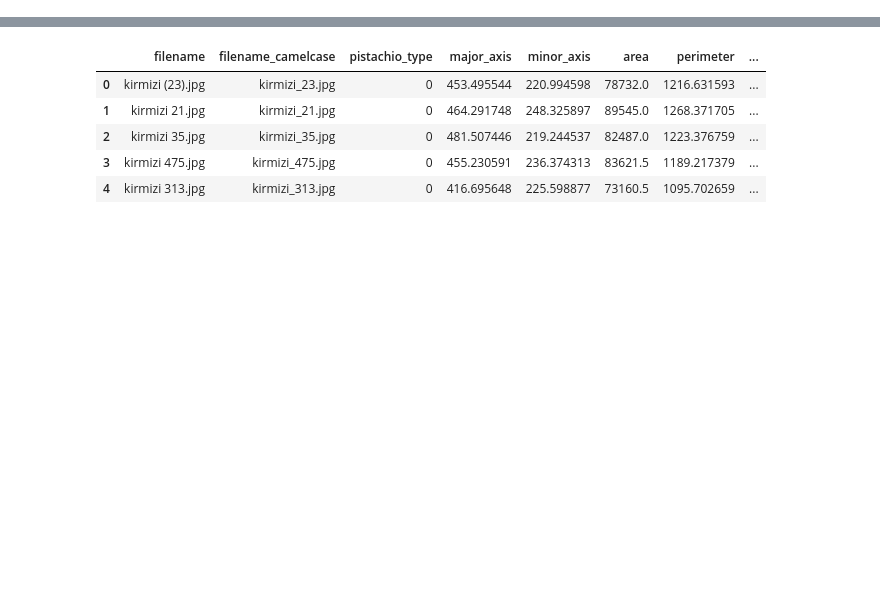
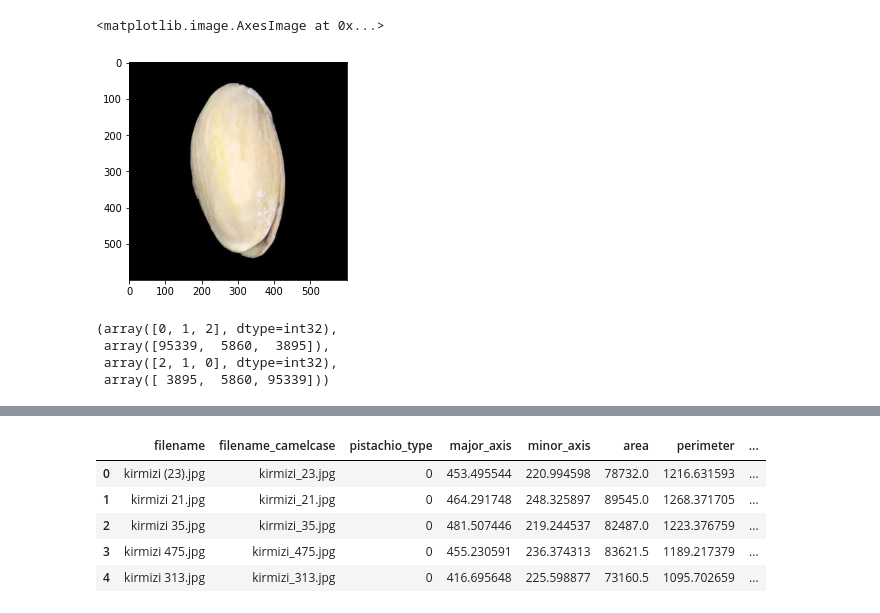
Before and after one commit to bkbormes1/ML_image_feature_processing, a Jupyter notebook: albert_initial.ipynb, the cells around one changed output, grey strips where cells are left out. Cells and saved outputs as stored; diff of their text form; code cells hidden in the pictures; blank space fills up the shorter version.

```diff
--- a/albert_initial.ipynb
+++ b/albert_initial.ipynb
@@ -35,0 +48,5 @@ Number of Points: 2813
+# %%
+plt.imshow(og_im)
+# %% [output]
+<matplotlib.image.AxesImage at 0x...>
+[figure, added]
@@ -35,0 +62,16 @@ Number of Points: 2813
+# %%
+unique, counts = np.unique(results, return_counts=True)
+
+argsort = unique[np.argsort(counts)]
+nut = unique[argsort[1]]
+shell = unique[argsort[2]]
+# nut = unique[argsort[0]]
+# shell = unique[argsort[1]]
+# black = unique[argmax]
+# shell = unique[[i for i in range(len(unique)) if i != argmin and i != argmax][0]]
+unique, counts, unique[np.argsort(counts)], counts[np.argsort(counts)]
+# %% [output]
+(array([0, 1, 2], dtype=int32),
+ array([95339,  5860,  3895]),
+ array([2, 1, 0], dtype=int32),
+ array([ 3895,  5860, 95339]))
```
Also changed, not shown: parts of 25 cells of this notebook, 1 other file.
